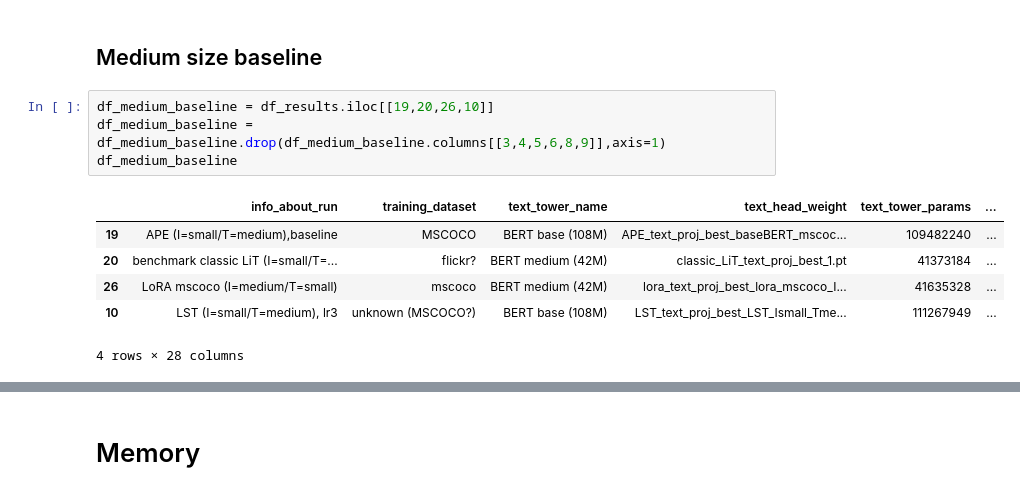
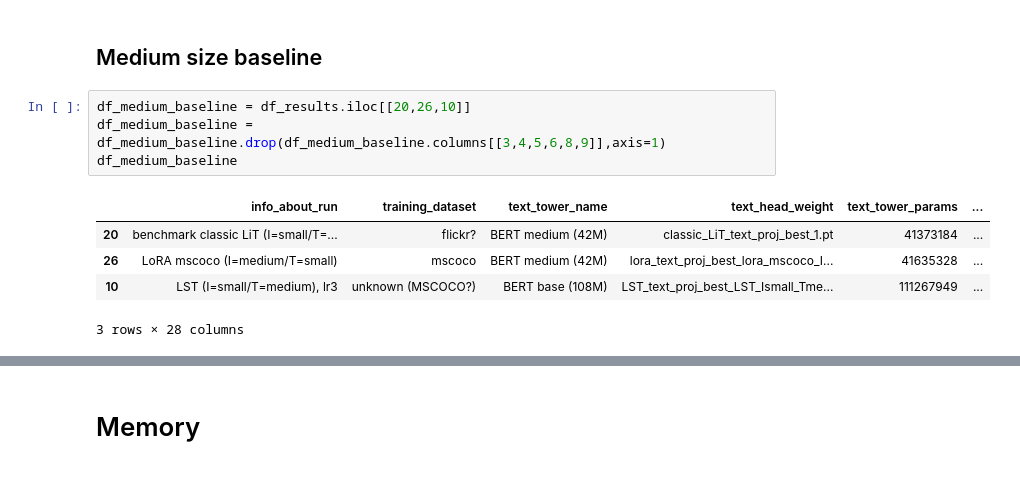
Before and after one commit to CarrelV/master_lit, a Jupyter notebook: graph.ipynb, the cells around one changed output, grey strips where cells are left out. Saved outputs shown, nothing was run; the diff lists cells and outputs as text.

```diff
--- a/graph.ipynb
+++ b/graph.ipynb
@@ -90,13 +90,12 @@ plt.show()
 # %% [markdown]
 ## Medium size baseline
 # %%
-df_medium_baseline = df_results.iloc[[19,20,26,10]]
+df_medium_baseline = df_results.iloc[[20,26,10]]
 df_medium_baseline = df_medium_baseline.drop(df_medium_baseline.columns[[3,4,5,6,8,9]],axis=1)
 df_medium_baseline
 # %% [output]
 |  | info_about_run | training_dataset | text_tower_name | text_head_weight | text_tower_params | ... |
-| 19 | APE (I=small/T=medium),baseline | MSCOCO | BERT base (108M) | APE_text_proj_best_baseBERT_mscoc... | 109482240 | ... |
 | 20 | benchmark classic LiT (I=small/T=... | flickr? | BERT medium (42M) | classic_LiT_text_proj_best_1.pt | 41373184 | ... |
 | 26 | LoRA mscoco (I=medium/T=small) | mscoco | BERT medium (42M) | lora_text_proj_best_lora_mscoco_I... | 41635328 | ... |
 | 10 | LST (I=small/T=medium), lr3 | unknown (MSCOCO?) | BERT base (108M) | LST_text_proj_best_LST_Ismall_Tme... | 111267949 | ... |
-4 rows × 28 columns
+3 rows × 28 columns
```
Also changed, not shown: parts of 9 cells of this notebook, 4 other files.
